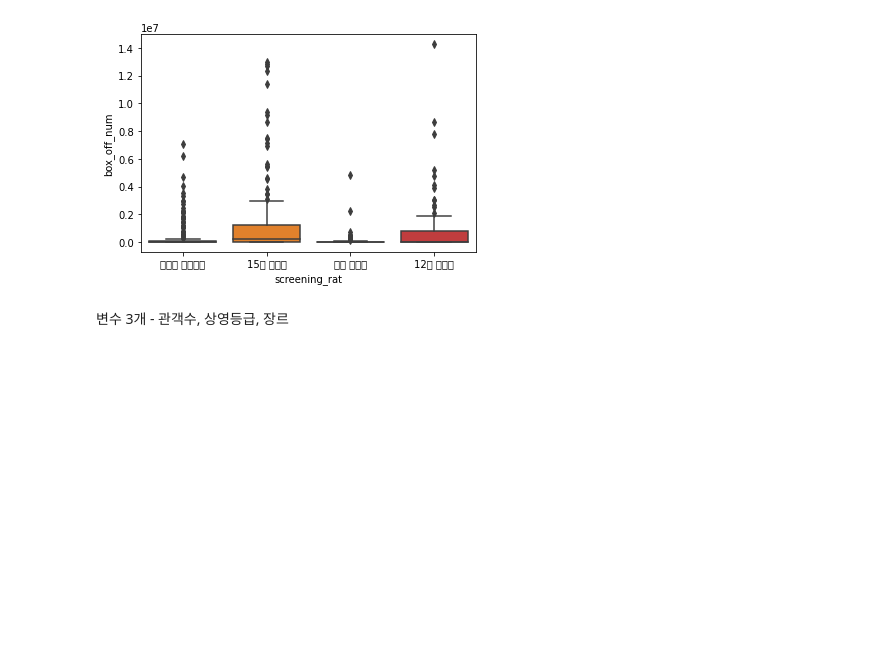
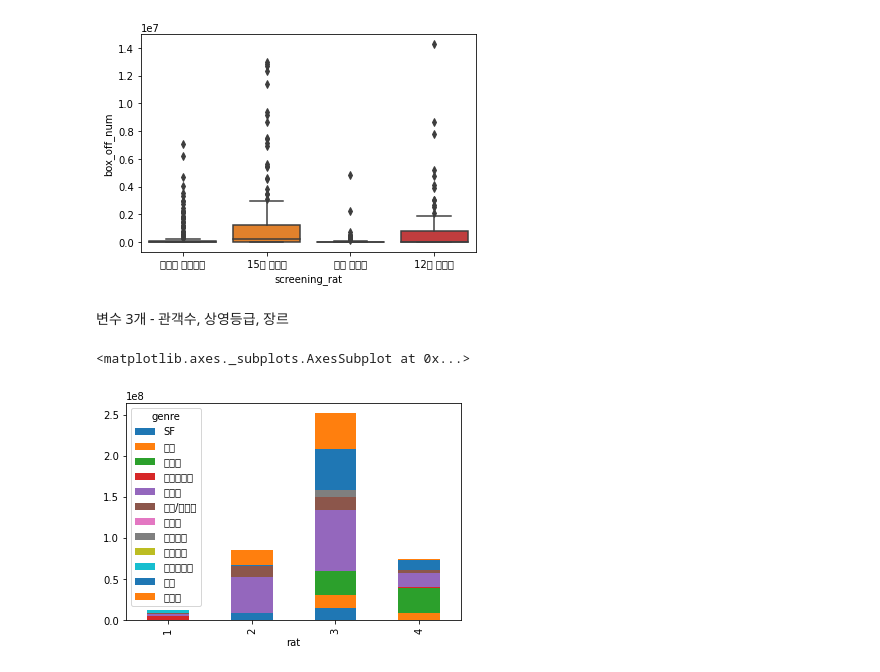
Before and after one commit to JJJJeon/ESAA, a Jupyter notebook: Untitled12.ipynb, the cells around one changed output. Cells and saved outputs as stored; diff of their text form; code cells hidden in the pictures; blank space fills up the shorter version.

```diff
--- a/Untitled12.ipynb
+++ b/Untitled12.ipynb
@@ -46,3 +47,24 @@ ax=sns.boxplot(x='screening_rat',y='box_off_num',data=movies)
 [figure]
 # %% [markdown]
 변수 3개 - 관객수, 상영등급, 장르
+# %%
+movies['rat']=''
+for i in range(600):
+  if movies['screening_rat'][i] == '청소년 관람불가':
+    movies['rat'][i]=4
+  elif movies['screening_rat'][i]=='15세 관람가':
+    movies['rat'][i]=3
+  elif movies['screening_rat'][i]=='전체 관람가':
+    movies['rat'][i]=1
+  elif movies['screening_rat'][i]=='12세 관람가':
+    movies['rat'][i]=2
+#string인 screening_rate를 int로 변환하여 새로운 column 'rat'에 저장하는 코드. 전체관람가=1, 12세 관람가=2, 15세 관람가=3, 청소년 관람불가=4
+# %%
+a=movies.groupby(['rat','genre']).sum()
+a=pd.DataFrame(a.reset_index())
+a = a.pivot(index='rat', columns='genre', values='box_off_num')
+a.plot.bar(stacked=True)
+#전체관람가에서는 빨간색이 가장 많고, 12세 관람가, 15세 관람가에서는 보라색이 제일 많고, 청소년 관람불가에서는 초록색이 가장 많다.
+# %% [output]
+<matplotlib.axes._subplots.AxesSubplot at 0x...>
+[figure, added]
```
Also changed, not shown: parts of 2 cells of this notebook.
